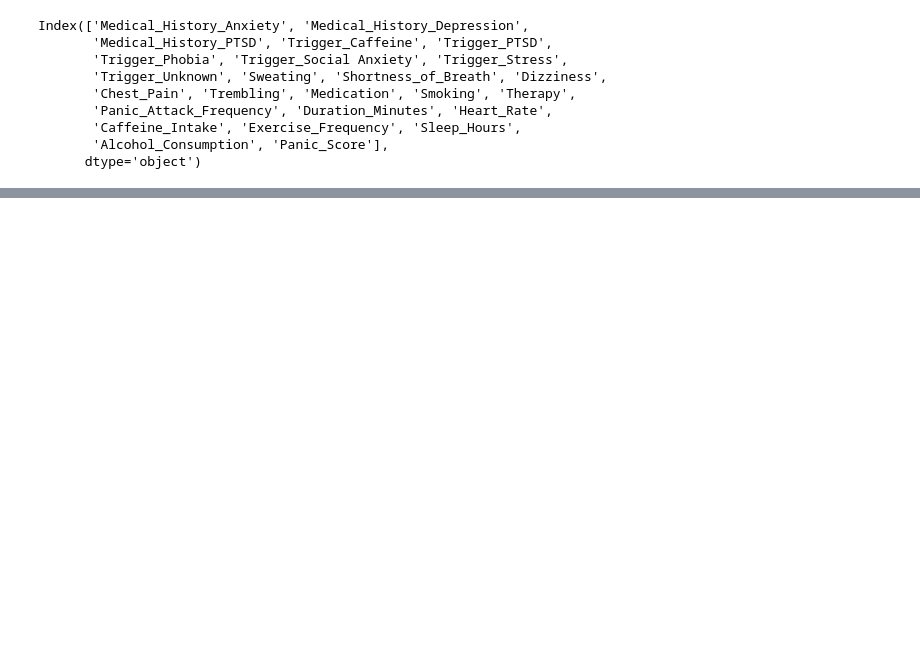
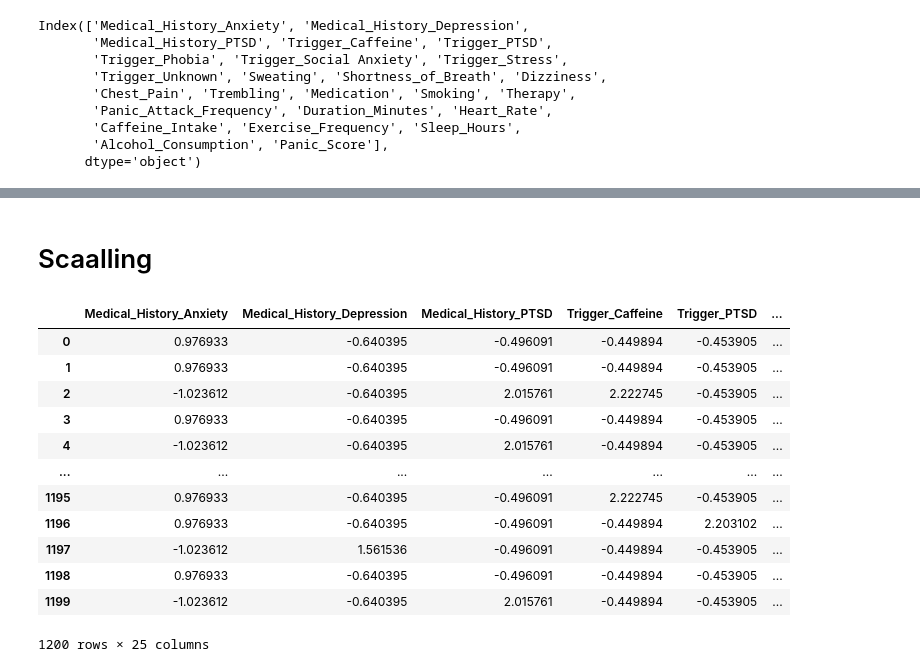
Before and after one commit to SadabAli/Panic-Attack, a Jupyter notebook: PanicAttack.ipynb, the cells around one changed output, grey strips where cells are left out. Drawn from its saved outputs; the diff is of its cells as text; code cells hidden in the pictures; blank space fills up the shorter version.

```diff
--- a/PanicAttack.ipynb
+++ b/PanicAttack.ipynb
@@ -249,0 +314,25 @@ viz(df)
+# %% [markdown]
+# Scaalling
+# %%
+from sklearn.preprocessing import StandardScaler
+scale = StandardScaler()
+# %%
+scale_df = scale.fit_transform(df)
+# %%
+df = pd.DataFrame(scale_df,columns=df.columns)
+# %%
+df
+# %% [output]
+|  | Medical_History_Anxiety | Medical_History_Depression | Medical_History_PTSD | Trigger_Caffeine | Trigger_PTSD | ... |
+| 0 | 0.976933 | -0.640395 | -0.496091 | -0.449894 | -0.453905 | ... |
+| 1 | 0.976933 | -0.640395 | -0.496091 | -0.449894 | -0.453905 | ... |
+| 2 | -1.023612 | -0.640395 | 2.015761 | 2.222745 | -0.453905 | ... |
+| 3 | 0.976933 | -0.640395 | -0.496091 | -0.449894 | -0.453905 | ... |
+| 4 | -1.023612 | -0.640395 | 2.015761 | -0.449894 | -0.453905 | ... |
+| ... | ... | ... | ... | ... | ... | ... |
+| 1195 | 0.976933 | -0.640395 | -0.496091 | 2.222745 | -0.453905 | ... |
+| 1196 | 0.976933 | -0.640395 | -0.496091 | -0.449894 | 2.203102 | ... |
+| 1197 | -1.023612 | 1.561536 | -0.496091 | -0.449894 | -0.453905 | ... |
+| 1198 | 0.976933 | -0.640395 | -0.496091 | -0.449894 | -0.453905 | ... |
+| 1199 | -1.023612 | -0.640395 | 2.015761 | -0.449894 | -0.453905 | ... |
+1200 rows × 25 columns
```
Also changed, not shown: parts of 20 cells of this notebook.
